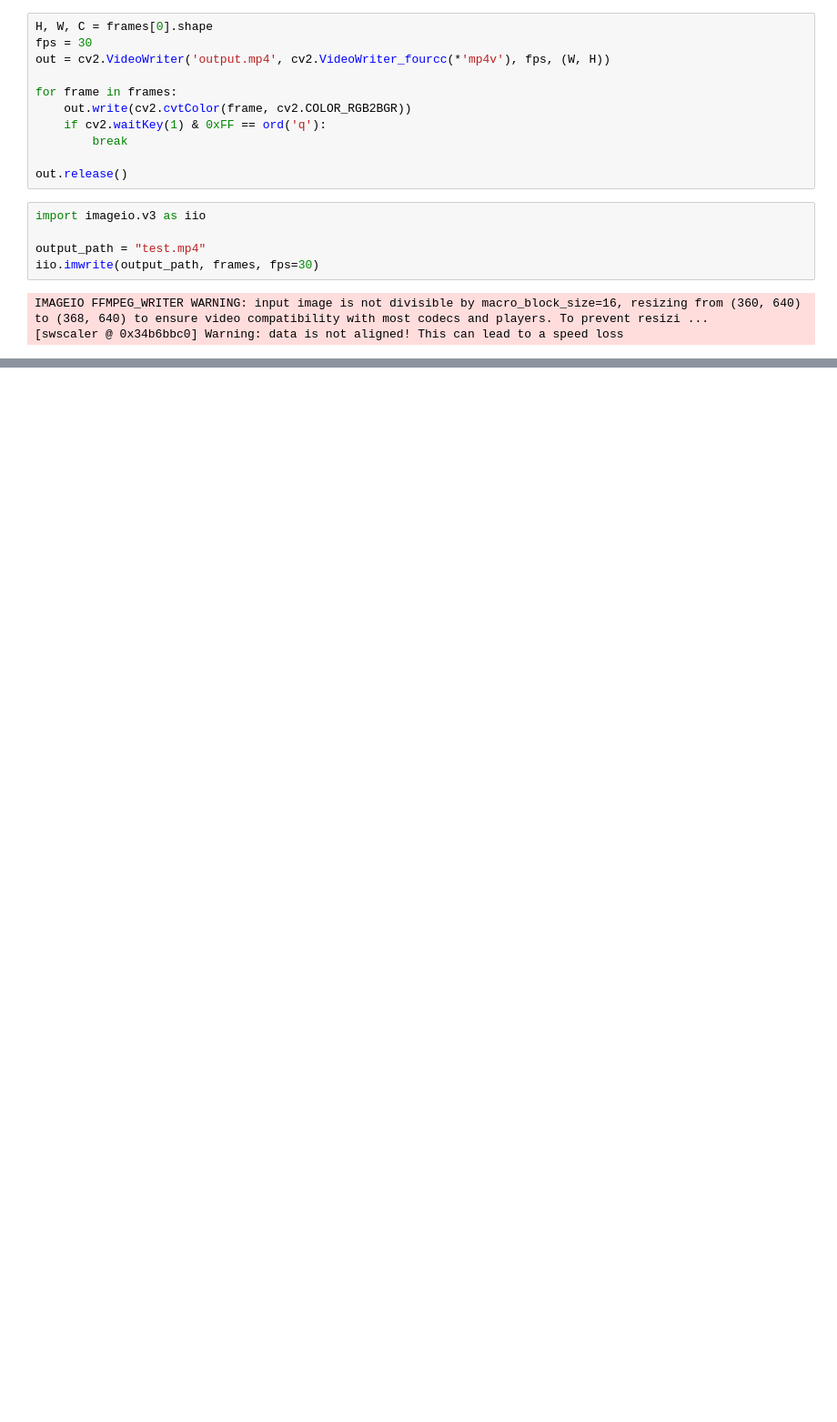
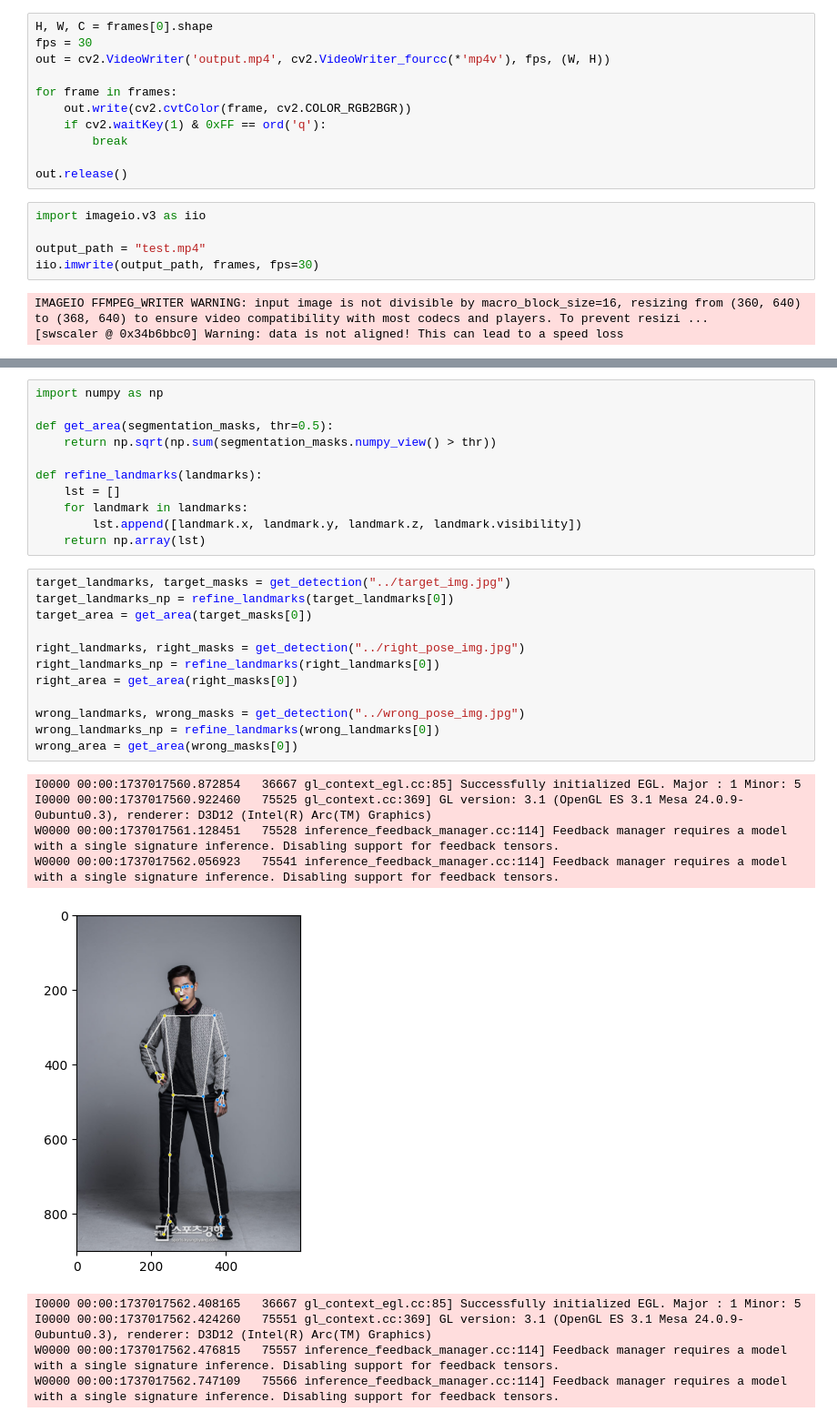
Before and after one commit to boostcampaitech7/level4-cv-finalproject-hackathon-cv-19-lv3, a Jupyter notebook: streamlit/test.ipynb, the cells around one changed output, grey strips where cells are left out. Shown: that part at 91% size. Drawn from its saved outputs; the diff is of its cells as text; blank space fills up the shorter version.

```diff
--- a/streamlit/test.ipynb
+++ b/streamlit/test.ipynb
@@ -150,0 +208,33 @@ IMAGEIO FFMPEG_WRITER WARNING: input image is not divisible by macro_block_size=
+# %%
+import numpy as np
+
+def get_area(segmentation_masks, thr=0.5):
+    return np.sqrt(np.sum(segmentation_masks.numpy_view() > thr))
+
+def refine_landmarks(landmarks):
+    lst = []
+    for landmark in landmarks:
+        lst.append([landmark.x, landmark.y, landmark.z, landmark.visibility])
+    return np.array(lst)
+# %%
+target_landmarks, target_masks = get_detection("../target_img.jpg")
+target_landmarks_np = refine_landmarks(target_landmarks[0])
+target_area = get_area(target_masks[0])
+
+right_landmarks, right_masks = get_detection("../right_pose_img.jpg")
+right_landmarks_np = refine_landmarks(right_landmarks[0])
+right_area = get_area(right_masks[0])
+
+wrong_landmarks, wrong_masks = get_detection("../wrong_pose_img.jpg")
+wrong_landmarks_np = refine_landmarks(wrong_landmarks[0])
+wrong_area = get_area(wrong_masks[0])
+# %% [output]
+I0000 00:00:1737017560.872854   36667 gl_context_egl.cc:85] Successfully initialized EGL. Major : 1 Minor: 5
+I0000 00:00:1737017560.922460   75525 gl_context.cc:369] GL version: 3.1 (OpenGL ES 3.1 Mesa 24.0.9-0ubuntu0.3), renderer: D3D12 (Intel(R) Arc(TM) Graphics)
+W0000 00:00:1737017561.128451   75528 inference_feedback_manager.cc:114] Feedback manager requires a model with a single signature inference. Disabling support for feedback tensors.
+W0000 00:00:1737017562.056923   75541 inference_feedback_manager.cc:114] Feedback manager requires a model with a single signature inference. Disabling support for feedback tensors.
+[figure, added]
+I0000 00:00:1737017562.408165   36667 gl_context_egl.cc:85] Successfully initialized EGL. Major : 1 Minor: 5
+I0000 00:00:1737017562.424260   75551 gl_context.cc:369] GL version: 3.1 (OpenGL ES 3.1 Mesa 24.0.9-0ubuntu0.3), renderer: D3D12 (Intel(R) Arc(TM) Graphics)
+W0000 00:00:1737017562.476815   75557 inference_feedback_manager.cc:114] Feedback manager requires a model with a single signature inference. Disabling support for feedback tensors.
+W0000 00:00:1737017562.747109   75566 inference_feedback_manager.cc:114] Feedback manager requires a model with a single signature inference. Disabling support for feedback tensors.
```
Also changed, not shown: parts of 7 cells of this notebook, 4 other files.
